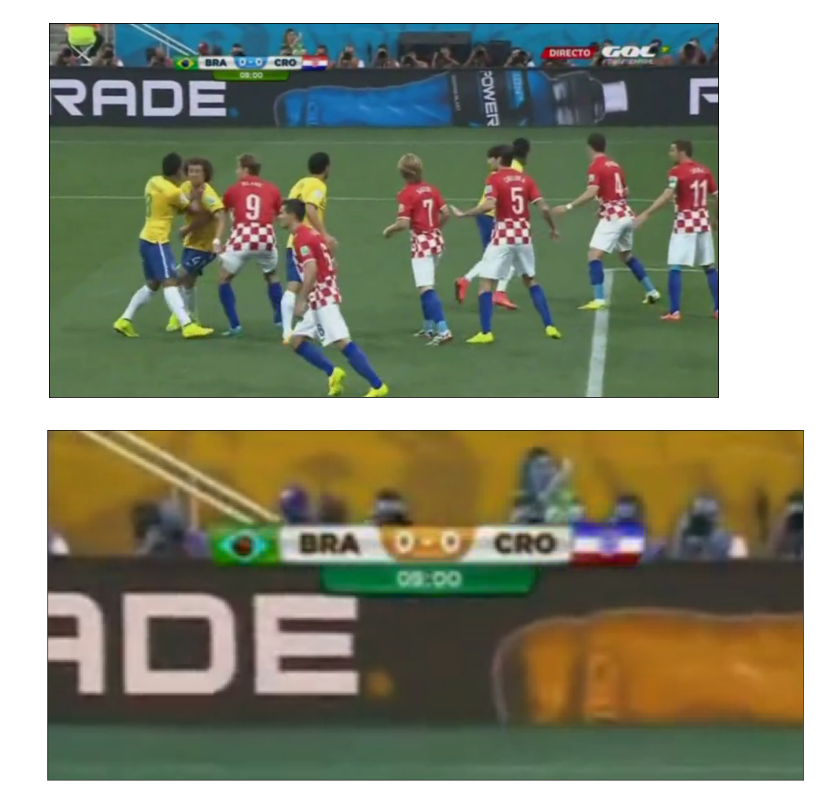
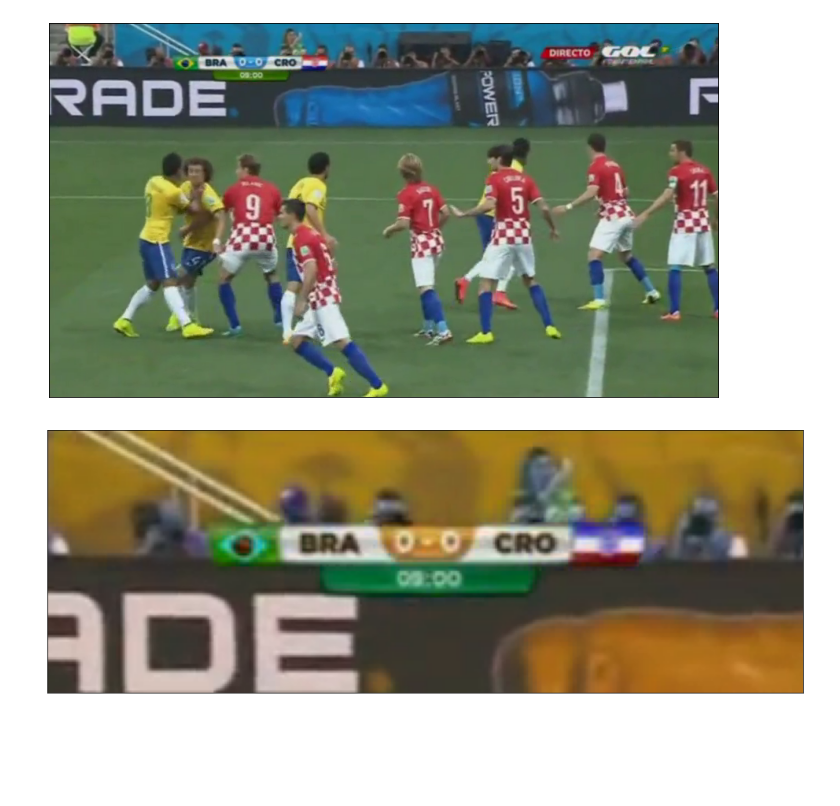
Before and after one commit to Nacho2904/auto_referee, a Jupyter notebook: match_scrapper.ipynb, the cells around one changed output. Drawn from its saved outputs; the diff is of its cells as text; code cells hidden in the pictures; blank space fills up the shorter version.

```diff
--- a/match_scrapper.ipynb
+++ b/match_scrapper.ipynb
@@ -273,7 +281,7 @@ Downloading file:2014_Brasil_-_Croacia.mp4
 # %%
 # I'm using arbitrary values of time to get the frames on the 20 and the 70th minute, assuming that
 # they will fall into the first and second half respectively
-path_a_partido = "/content/2014_Brasil_-_Croacia.mp4"
+path_a_partido = "/content/current_video.mp4"
 clip = VideoFileClip(path_a_partido)
 first_half_frame = clip.get_frame(1200)
 second_half_frame = clip.get_frame(4200)
@@ -285,10 +293,10 @@ plt.yticks([]);
 [figure]
 # %%
 height, width, channels = first_half_frame.shape
-cropped_first_half_frame = first_half_frame[:int(height/3), int(width/10):int(width/2), ::-1]
+cropped_first_half_frame = first_half_frame[:int(height/4), int(width/10):int(width/2), ::-1]
 plt.figure(figsize = (16,12))
 plt.imshow(cropped_first_half_frame)
 plt.xticks([])
 plt.yticks([]);
 # %% [output]
-[figure, old version]
+[figure, new version]
```
Also changed, not shown: parts of 3 cells of this notebook.
